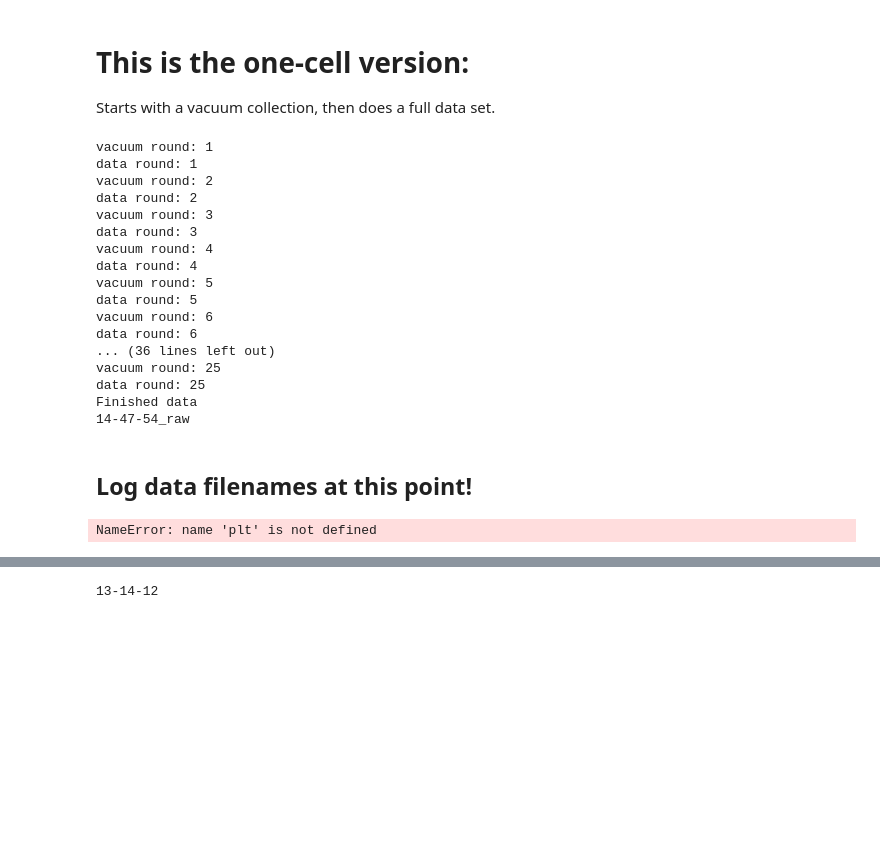
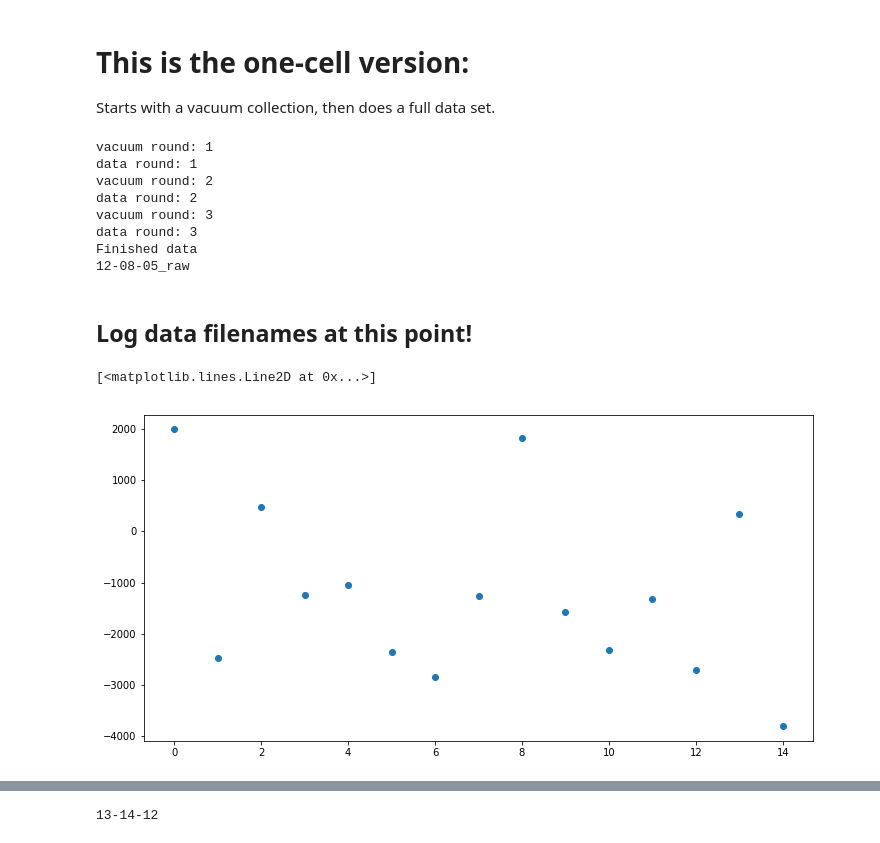
Before and after one commit to DawesLab/CCDimage, a Jupyter notebook: Collect.ipynb, the cells around one changed output, grey strips where cells are left out. Saved outputs shown, nothing was run; the diff lists cells and outputs as text; code cells hidden in the pictures; blank space fills up the shorter version.

```diff
--- a/Collect.ipynb
+++ b/Collect.ipynb
@@ -83,21 +83,22 @@ Starts with a vacuum collection, then does a full data set.
 # %%
 #Interspersed vacuum and data runs:
 
-frames = 30  # frames to collect (this is sent to th e ZMQ server)
-rounds = 25 # rounds of data (total shots is N*M)
+frames = 5  # frames to collect (this is sent to th e ZMQ server)
+rounds = 3 # rounds of data (total shots is N*M)
 
 dataOut = np.empty([600,frames,rounds],dtype=complex)
 vacOut = np.empty([600,frames,rounds],dtype=complex)
 VacCorrected = np.empty([600,frames,rounds],dtype=complex)
+#BGcorrectedArray = np.empty([10,600,frames,rounds],dtype=complex) # delete this later
 ncount = np.empty([frames,rounds])
 for r in range(rounds): # take M rounds:
     print "vacuum round: %i" % (r+1)
     time.sleep(2)
     sigClose()
     time.sleep(2)
-    request_images(client,frames)
+    request_images(client,frames+1) # request one extra frame to use at beginning to clean CCD
     vac = open_images()
-    if frames != vac.shape[2]:
+    if frames != vac.shape[2] - 1: # account for extra frame
         print "Warning, frame shape mismatch"
     ydim = vac.shape[0]
     xdim = vac.shape[1]
@@ -105,7 +106,8 @@ for r in range(rounds): # take M rounds:
     for f in range (0, frames):
 
 
-        BGcorrected_vac = vac[:,:,f] - background[:,:,0] # could probably speed this up?
+        BGcorrected_vac = vac[:,:,f+1] - background[:,:,0] # could probably speed this up?
+        # skip first frame to clean CCD
 
         # vertical sum over all rows, then fftshift, then fft:
         vacOut[:,f,r] = fft( fftshift( BGcorrected_vac.sum(axis = 0) ) )
@@ -117,16 +119,16 @@ for r in range(rounds): # take M rounds:
     sigOpen()
     time.sleep(2)
 
-    request_images(client,frames)
+    request_images(client,frames+1) # request one extra frame to use at beginning to clean CCD
     data = open_images()
-    if frames != vac.shape[2]:
+    if frames != data.shape[2] - 1: # account for extra frame
         print "Warning, frame shape mismatch"
     ydim = data.shape[0]
     xdim = data.shape[1]
     for f in range (0, frames):
 
-        BGcorrected = data[:,:,f] - background[:,:,0] # could probably speed this up?
-
+        BGcorrected = data[:,:,f+1] - background[:,:,0] # could probably speed this up?
+        #BGcorrectedArray[:,:,f,r] = BGcorrected # use this to store raw data for debugging
         # Track the total power (i.e. sum all photons detected)
         ncount[f,r] = BGcorrected.sum()
 
@@ -136,7 +138,7 @@ for r in range(rounds): # take M rounds:
     VacCorrected[:,:,r] = dataOut[:,:,r] - vacFFT.reshape(600,1)
 
 print "Finished data"
-saveRaw()
+saveRaw(VacCorrected,ncount)
 # %% [output]
 vacuum round: 1
 data round: 1
@@ -144,25 +146,17 @@ vacuum round: 2
 data round: 2
 vacuum round: 3
 data round: 3
-vacuum round: 4
-data round: 4
-vacuum round: 5
-data round: 5
-vacuum round: 6
-data round: 6
-... (36 lines left out)
-vacuum round: 25
-data round: 25
 Finished data
-14-47-54_raw
+12-08-05_raw
 # %% [markdown]
 ## Log data filenames at this point!
 # %%
 # This should be constant, no big drops or peaks. It is basically a measure of the LO power vs time.
 plt.plot(ncount.flatten('F'),"o")
-plt.ylim([4e7,6e7])
+#plt.ylim([1.2e4,3e4])
 # %% [output]
-NameError: name 'plt' is not defined
+[<matplotlib.lines.Line2D at 0x...>]
+[figure, added]
 # %%
 # Look at structure in the VacCorrected array vs. time
 # Should be quiet except for where the signal is. Expect some peaks at the top and bottom edges (i.e. near DC)
```
Also changed, not shown: parts of 10 cells of this notebook, 2 other files.
